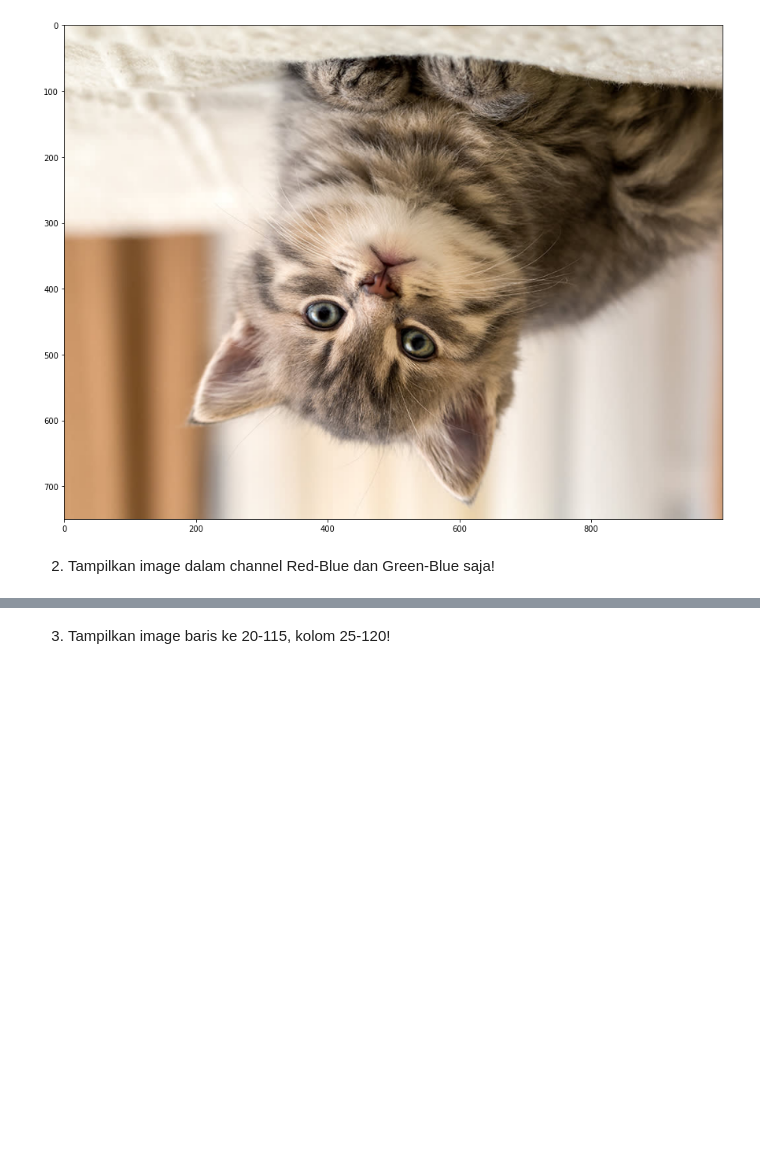
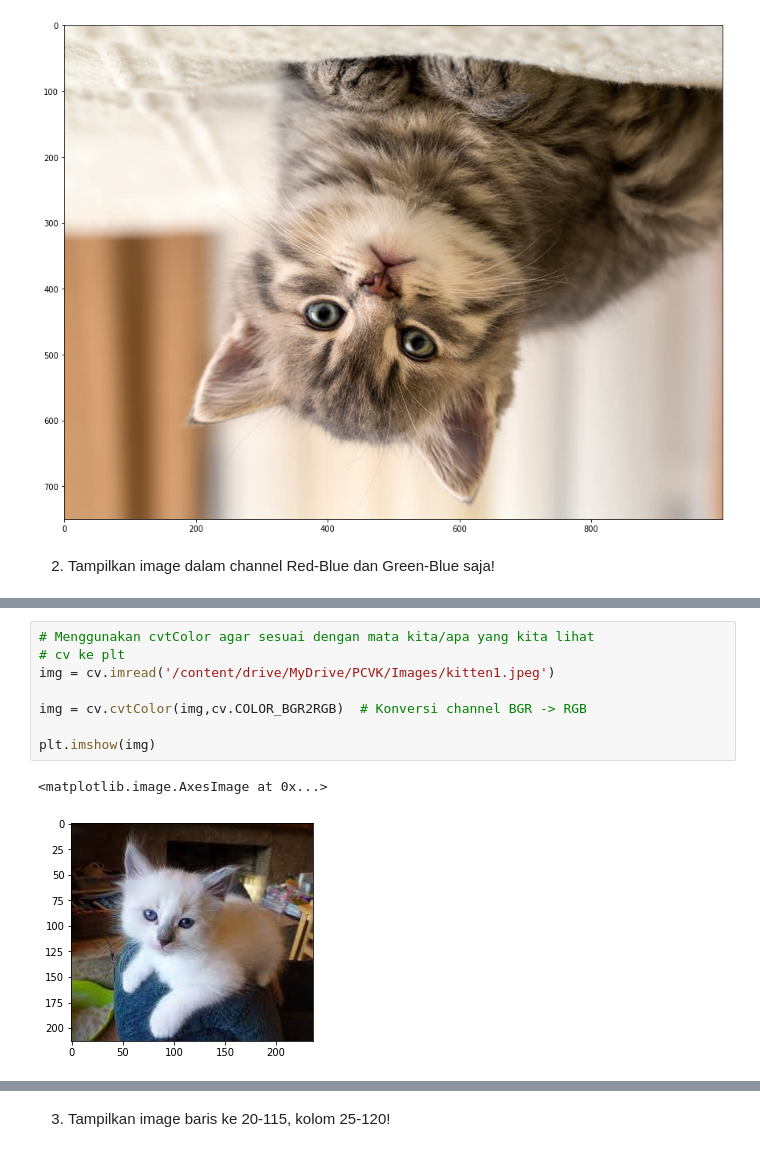
Before and after one commit to vinkharisma/PCVK_Genap_2023, a Jupyter notebook: Week2.ipynb, the cells around one changed output, grey strips where cells are left out. Cells and saved outputs as stored; diff of their text form; blank space fills up the shorter version.

```diff
--- a/Week2.ipynb
+++ b/Week2.ipynb
@@ -210,0 +246,11 @@ ax.imshow(img5)
+# %%
+# Menggunakan cvtColor agar sesuai dengan mata kita/apa yang kita lihat
+# cv ke plt
+img = cv.imread('/content/drive/MyDrive/PCVK/Images/kitten1.jpeg')
+
+img = cv.cvtColor(img,cv.COLOR_BGR2RGB)  # Konversi channel BGR -> RGB
+
+plt.imshow(img)
+# %% [output]
+<matplotlib.image.AxesImage at 0x...>
+[figure, added]
```
Also changed, not shown: parts of 21 cells of this notebook.
